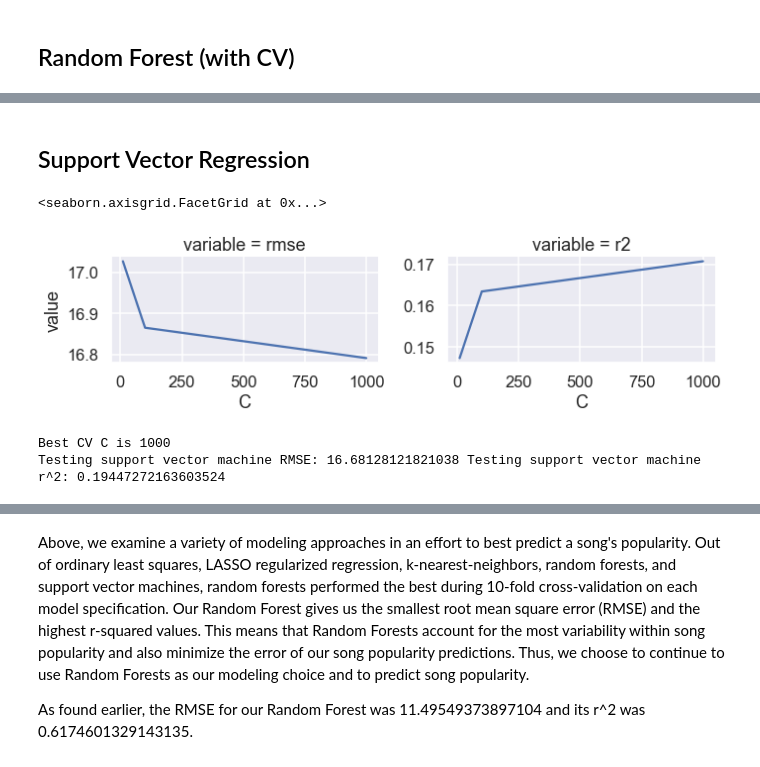
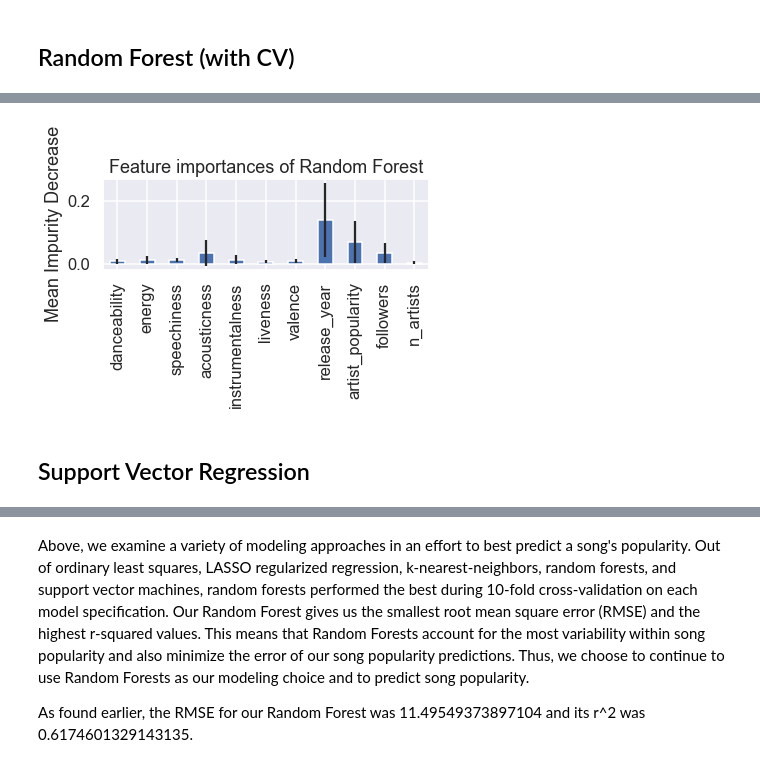
Before and after one commit to JackLich10/CS216_Proj, a Jupyter notebook: py/final.ipynb, the cells around one changed output, grey strips where cells are left out. Cells and saved outputs as stored; diff of their text form; code cells hidden in the pictures.

```diff
--- a/py/final.ipynb
+++ b/py/final.ipynb
@@ -489,3 +489,30 @@ Testing random forest RMSE: 11.491773620211502 Testing random forest r^2: 0.6177
+# %%
+#Random Forest Feature Importance
+from sklearn.ensemble import RandomForestClassifier
+import matplotlib.pyplot as plt
+
+feature_names = [i for i in model_data.columns]
+
+# Give Max depth of 7 for RandomForestClassifier
+forest = RandomForestClassifier(random_state=0, max_depth = max_depth)
+forest.fit(model_data, train_target)
+
+# Get importance of each feature
+importances = forest.feature_importances_
+
+# Get standard deviation of feature importance
+std = np.std([tree.feature_importances_ for tree in forest.estimators_], axis=0)
+
+#Plot features we are focusing on
+forest_importances = pd.Series(importances[0:11], index=feature_names[0:11])
+
+fig, ax = plt.subplots()
+forest_importances.plot.bar(yerr=std[0:11], ax=ax)
+ax.set_title("Feature importances of Random Forest")
+ax.set_ylabel("Mean Impurity Decrease")
+fig.tight_layout()
+# %% [output]
+[figure, added]
 # %% [markdown]
 ## Support Vector Regression
 # %%
@@ -503,9 +530,6 @@ for cost in [10, 100, 1000]:
 svr_metrics = calculate_metrics(preds = svr_preds, variable = 'C')
 # %%
 plot_metrics(metrics = svr_metrics, var = 'C')
-# %% [output]
-<seaborn.axisgrid.FacetGrid at 0x...>
-[figure, removed]
 # %%
 # get best C by mse
 c = svr_metrics.nsmallest(1, 'rmse')['C'].astype(int)[0]
@@ -519,9 +543,6 @@ svr_model.fit(X = model_data.loc[:, feats], y = train_target)
 rmse, r2, svr_test_preds = predict_on_test(model = svr_model)
 svr_test_metrics = create_metric_df(model_type = 'SVR', rmse = rmse, r2 = r2)
 print("Testing support vector machine RMSE:", rmse, "Testing support vector machine r^2:", r2)
-# %% [output]
-Best CV C is 1000
-Testing support vector machine RMSE: 16.68128121821038 Testing support vector machine r^2: 0.19447272163603524
 # %%
 # all test metrics together
 all_test_metrics = pd.concat([ols_test_metrics, lasso_test_metrics,
```
Also changed, not shown: parts of 8 cells of this notebook.
